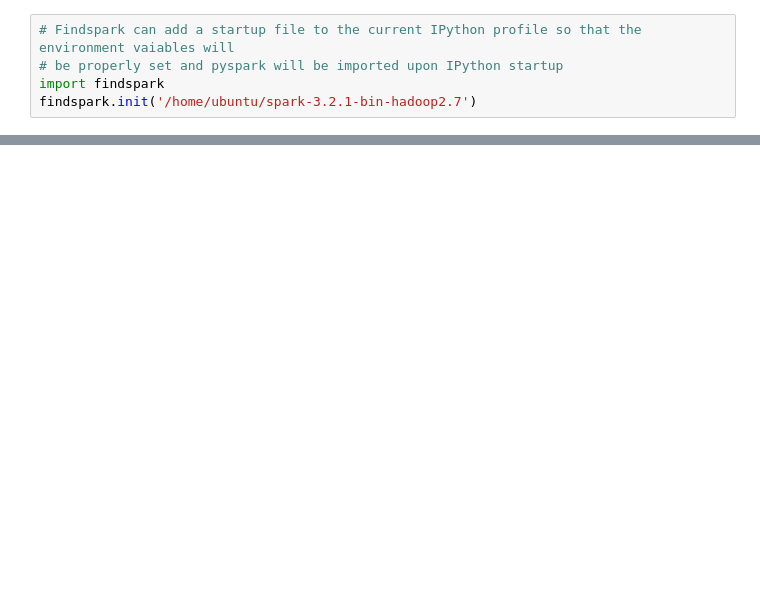
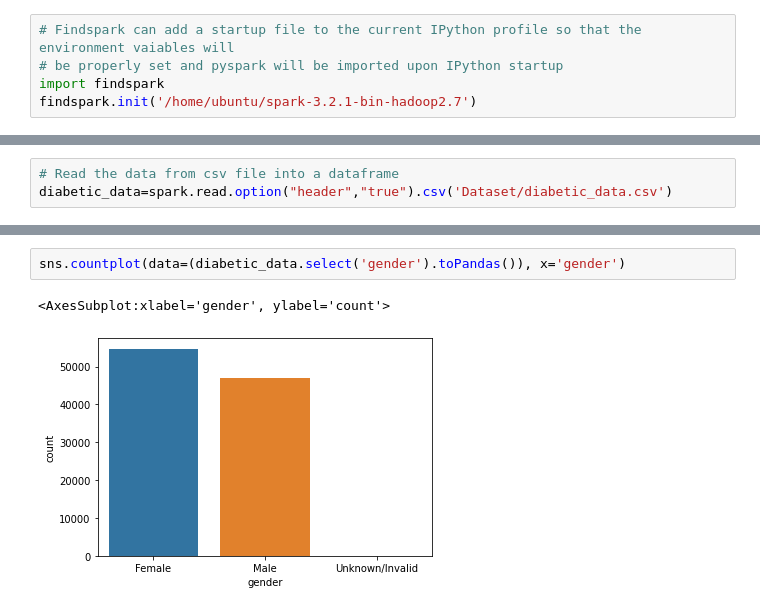
Before and after one commit to surajsangwan90/Uoa-infosys722, a Jupyter notebook: iteration-4_prediction_hospital_readmission_rate.ipynb, the cells around one changed output, grey strips where cells are left out. Drawn from its saved outputs; the diff is of its cells as text; blank space fills up the shorter version.

Commit message:
data understanding

```diff
--- a/iteration-4_prediction_hospital_readmission_rate.ipynb
+++ b/iteration-4_prediction_hospital_readmission_rate.ipynb
@@ -35,0 +32,3 @@ Your Kaggle username:
+# %%
+# Read the data from csv file into a dataframe
+diabetic_data=spark.read.option("header","true").csv('Dataset/diabetic_data.csv')
@@ -35,0 +156,5 @@ Your Kaggle username:
+# %%
+sns.countplot(data=(diabetic_data.select('gender').toPandas()), x='gender')
+# %% [output]
+<AxesSubplot:xlabel='gender', ylabel='count'>
+[figure, added]
```
Also changed, not shown: parts of 17 cells of this notebook.
